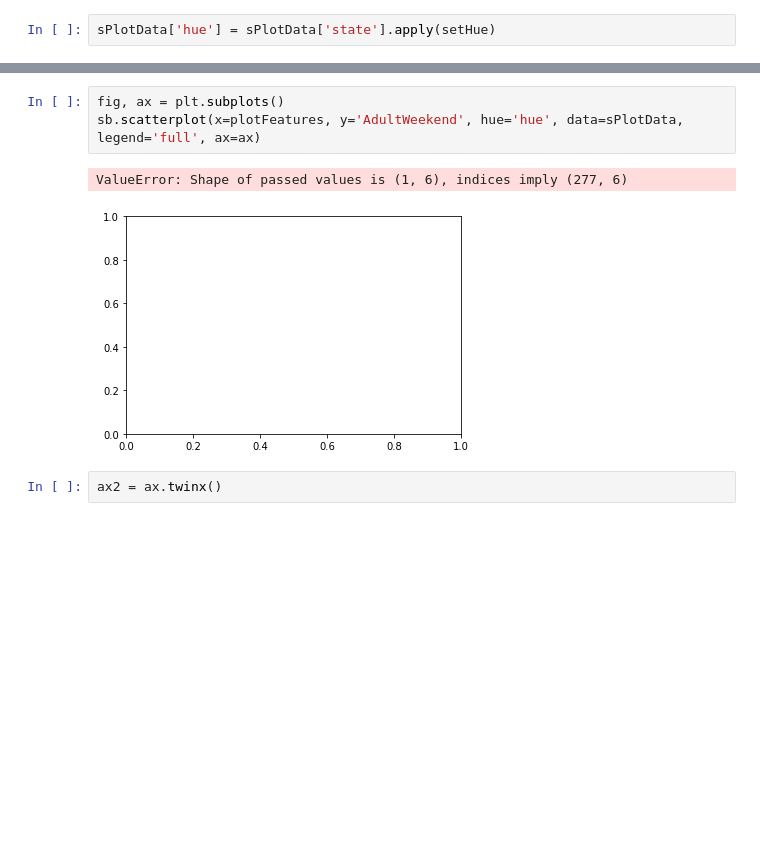
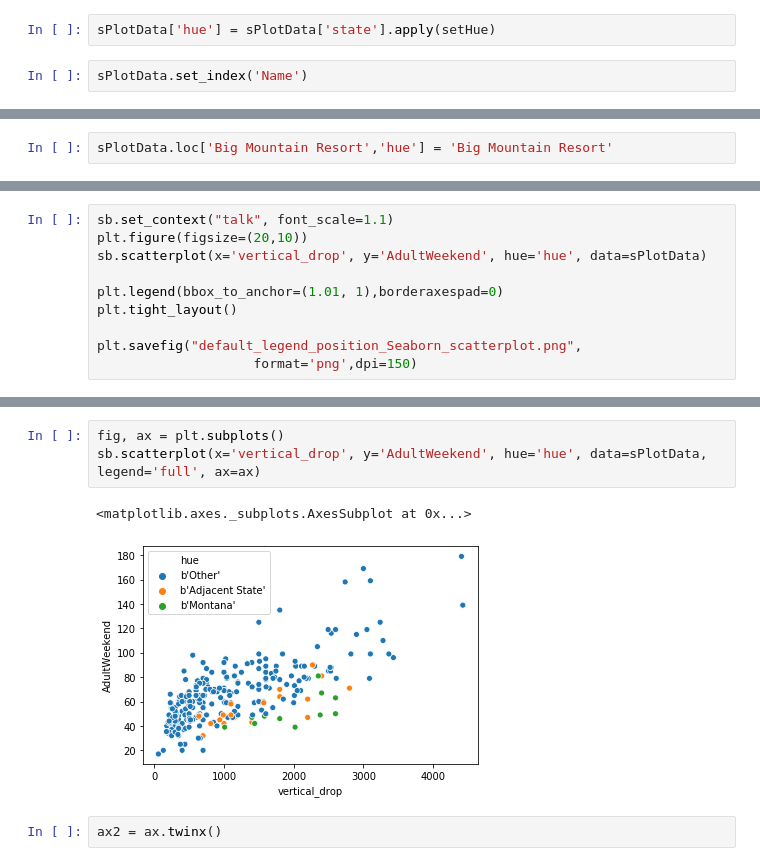
Before and after one commit to Smithright/Springboard, a Jupyter notebook: DataScienceGuidedCapstone-master/Step Six - Presentation Prep/06_presentation.ipynb, the cells around one changed output, grey strips where cells are left out. Cells and saved outputs as stored; diff of their text form; blank space fills up the shorter version.

Commit message:
successful plot formatting

```diff
--- a/DataScienceGuidedCapstone-master/Step Six - Presentation Prep/06_presentation.ipynb
+++ b/DataScienceGuidedCapstone-master/Step Six - Presentation Prep/06_presentation.ipynb
@@ -92,3 +92,5 @@ def setHue(state):
     else: return 'Other'
 # %%
 sPlotData['hue'] = sPlotData['state'].apply(setHue)
+# %%
+sPlotData.set_index('Name')
@@ -94,0 +112,2 @@ sPlotData['hue'] = sPlotData['state'].apply(setHue)
+# %%
+sPlotData.loc['Big Mountain Resort','hue'] = 'Big Mountain Resort'
@@ -115,0 +124,10 @@ sPlotData.T
+# %%
+sb.set_context("talk", font_scale=1.1)
+plt.figure(figsize=(20,10))
+sb.scatterplot(x='vertical_drop', y='AdultWeekend', hue='hue', data=sPlotData)
+
+plt.legend(bbox_to_anchor=(1.01, 1),borderaxespad=0)
+plt.tight_layout()
+
+plt.savefig("default_legend_position_Seaborn_scatterplot.png",
+                    format='png',dpi=150)
@@ -116,9 +136,9 @@ sPlotData.T
 # %%
 fig, ax = plt.subplots()
-sb.scatterplot(x=plotFeatures, y='AdultWeekend', hue='hue', data=sPlotData, legend='full', ax=ax)
+sb.scatterplot(x='vertical_drop', y='AdultWeekend', hue='hue', data=sPlotData, legend='full', ax=ax)
 # %% [output]
-ValueError: Shape of passed values is (1, 6), indices imply (277, 6)
+<matplotlib.axes._subplots.AxesSubplot at 0x...>
-[figure, old version]
+[figure, new version]
 # %%
 ax2 = ax.twinx()
 # %%
```
Also changed, not shown: parts of 5 cells of this notebook, 1 other file.
